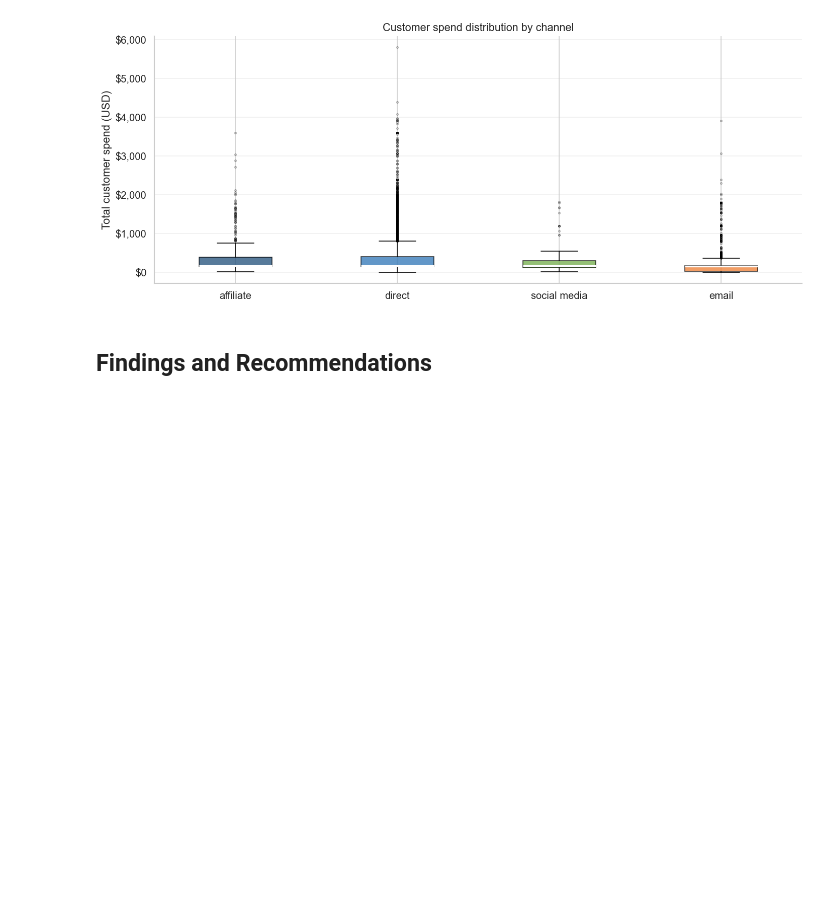
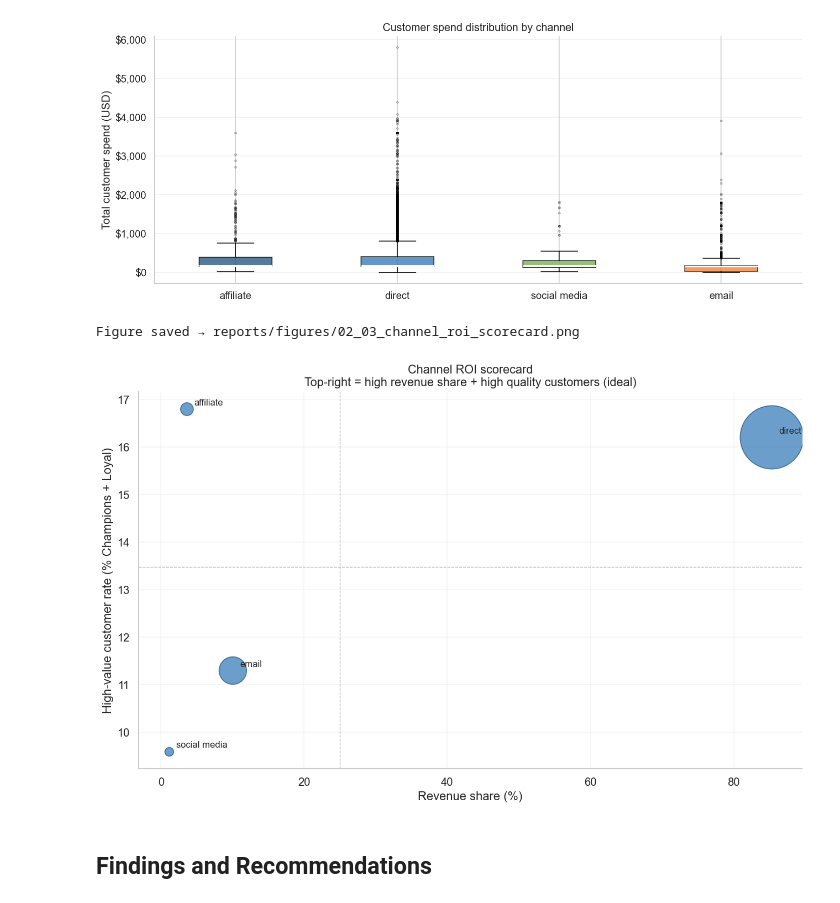
Before and after one commit to selete-tetteh/gamezone-analytics, a Jupyter notebook: notebooks/02_clv_segmentation/03_channel_roi_attribution.ipynb, the cells around one changed output. Cells and saved outputs as stored; diff of their text form; code cells hidden in the pictures; blank space fills up the shorter version.

Commit message:
feat: complete notebook 3 channel ROI attribution, run bubble chart

```diff
--- a/notebooks/02_clv_segmentation/03_channel_roi_attribution.ipynb
+++ b/notebooks/02_clv_segmentation/03_channel_roi_attribution.ipynb
@@ -481,6 +481,43 @@ plt.show()
 # %% [output]
 Figure saved → reports/figures/02_03_spend_distribution_by_channel.png
 [figure]
+# %%
+#  Chart 5: Channel ROI scorecard — bubble chart
+# Axes: x = revenue share, y = high-value customer rate
+# Bubble size = total customers acquired
+# Ideal channel: top-right quadrant (high revenue share + high quality customers)
+# Avoid: bottom-right (high revenue share but low quality customers)
+
+fig, ax = plt.subplots(figsize=(11, 7))
+
+for ch in channel_order:
+    x_val = channel_volume.loc[ch, 'revenue_share_pct'] if ch in channel_volume.index else 0
+    y_val = channel_quality.loc[ch, 'high_value_customer_pct'] if ch in channel_quality.index else 0
+    size  = channel_quality.loc[ch, 'total_customers'] if ch in channel_quality.index else 10
+
+    ax.scatter(x_val, y_val, s=size * 0.3, alpha=0.7,
+               color='#2E75B6', edgecolors='#1F4E79', linewidths=1)
+    ax.annotate(ch, (x_val, y_val),
+                textcoords='offset points', xytext=(8, 4), fontsize=10)
+
+# Quadrant lines at mean values
+ax.axvline(channel_volume['revenue_share_pct'].mean(),
+           color='grey', linestyle='--', linewidth=0.8, alpha=0.6)
+ax.axhline(channel_quality['high_value_customer_pct'].mean(),
+           color='grey', linestyle='--', linewidth=0.8, alpha=0.6)
+
+ax.set_title('Channel ROI scorecard\n'
+             'Top-right = high revenue share + high quality customers (ideal)',
+             fontsize=13, fontweight='medium')
+ax.set_xlabel('Revenue share (%)')
+ax.set_ylabel('High-value customer rate (% Champions + Loyal)')
+ax.grid(alpha=0.2)
+
+save_figure(fig, '02_03_channel_roi_scorecard.png')
+plt.show()
+# %% [output]
+Figure saved → reports/figures/02_03_channel_roi_scorecard.png
+[figure, added]
 # %% [markdown]
 ## Findings and Recommendations
 # %%
```
Also changed, not shown: parts of 1 cell of this notebook.
